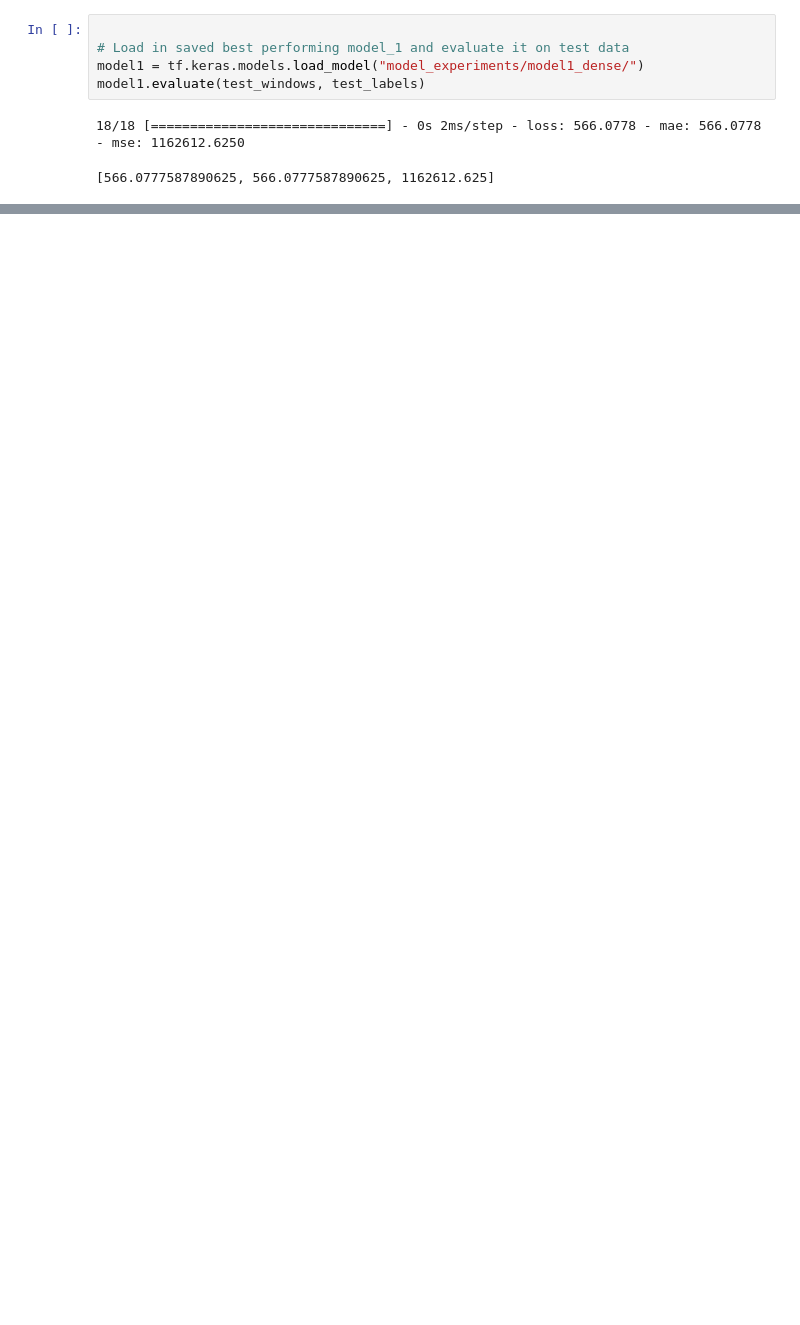
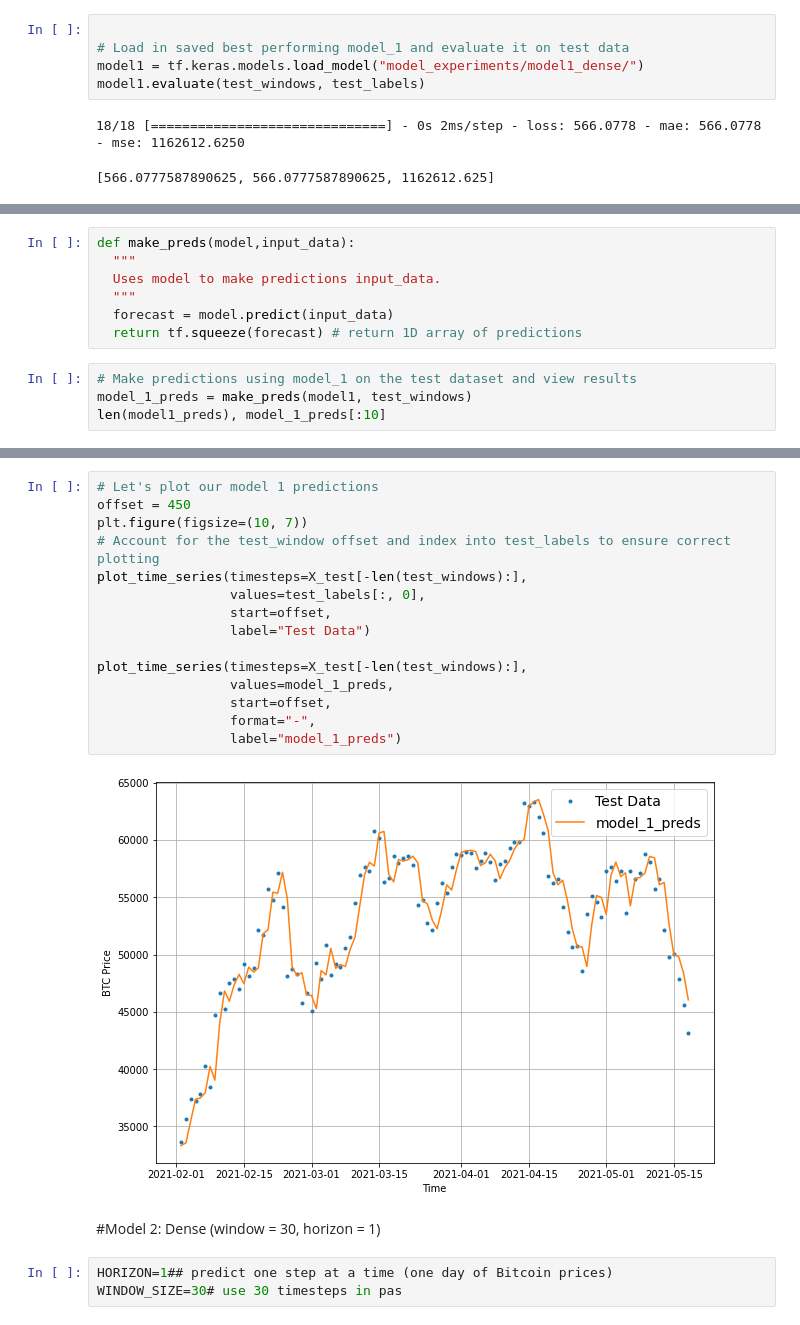
Before and after one commit to ParsaSinichi/Tensorflow_DL, a Jupyter notebook: Time_series_forecasting_.ipynb, the cells around one changed output, grey strips where cells are left out. Drawn from its saved outputs; the diff is of its cells as text; blank space fills up the shorter version.

```diff
--- a/Time_series_forecasting_.ipynb
+++ b/Time_series_forecasting_.ipynb
@@ -488,0 +493,11 @@ model1.evaluate(test_windows, test_labels)
+# %%
+def make_preds(model,input_data):
+  """
+  Uses model to make predictions input_data.
+  """
+  forecast = model.predict(input_data)
+  return tf.squeeze(forecast) # return 1D array of predictions
+# %%
+# Make predictions using model_1 on the test dataset and view results
+model_1_preds = make_preds(model1, test_windows)
+len(model1_preds), model_1_preds[:10]
@@ -488,0 +539,22 @@ model1.evaluate(test_windows, test_labels)
+# %%
+# Let's plot our model 1 predictions
+offset = 450
+plt.figure(figsize=(10, 7))
+# Account for the test_window offset and index into test_labels to ensure correct plotting
+plot_time_series(timesteps=X_test[-len(test_windows):],
+                 values=test_labels[:, 0],
+                 start=offset,
+                 label="Test Data")
+
+plot_time_series(timesteps=X_test[-len(test_windows):],
+                 values=model_1_preds,
+                 start=offset,
+                 format="-",
+                 label="model_1_preds")
+# %% [output]
+[figure, added]
+# %% [markdown]
+#Model 2: Dense (window = 30, horizon = 1)
+# %%
+HORIZON=1## predict one step at a time (one day of Bitcoin prices)
+WINDOW_SIZE=30# use 30 timesteps in pas
```
Also changed, not shown: parts of 20 cells of this notebook.
